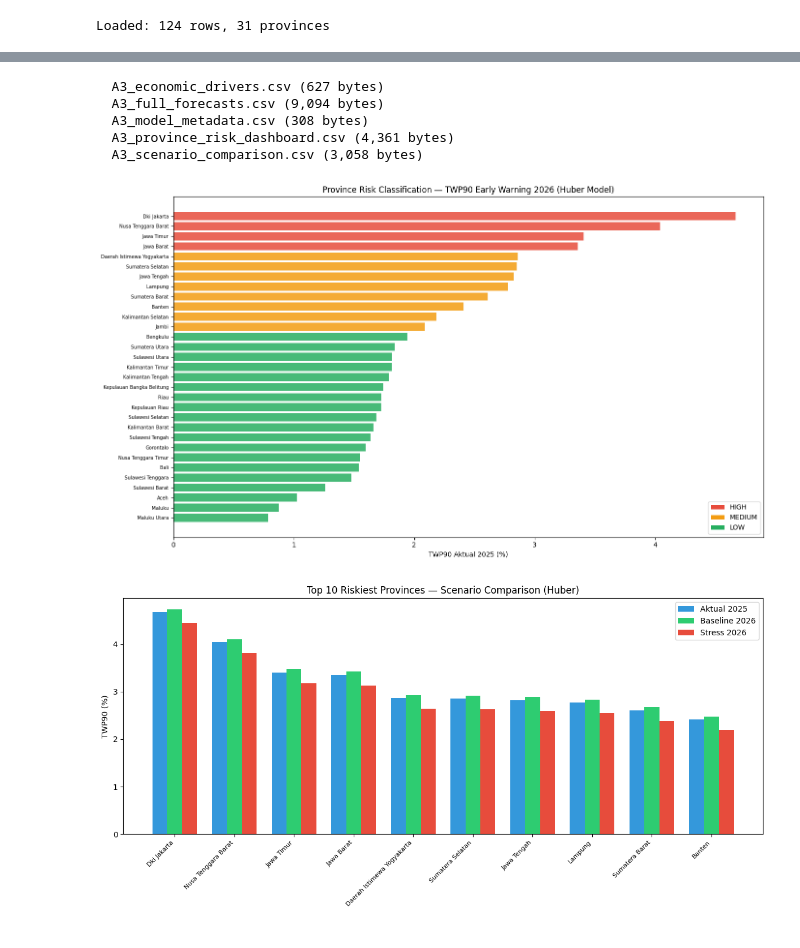
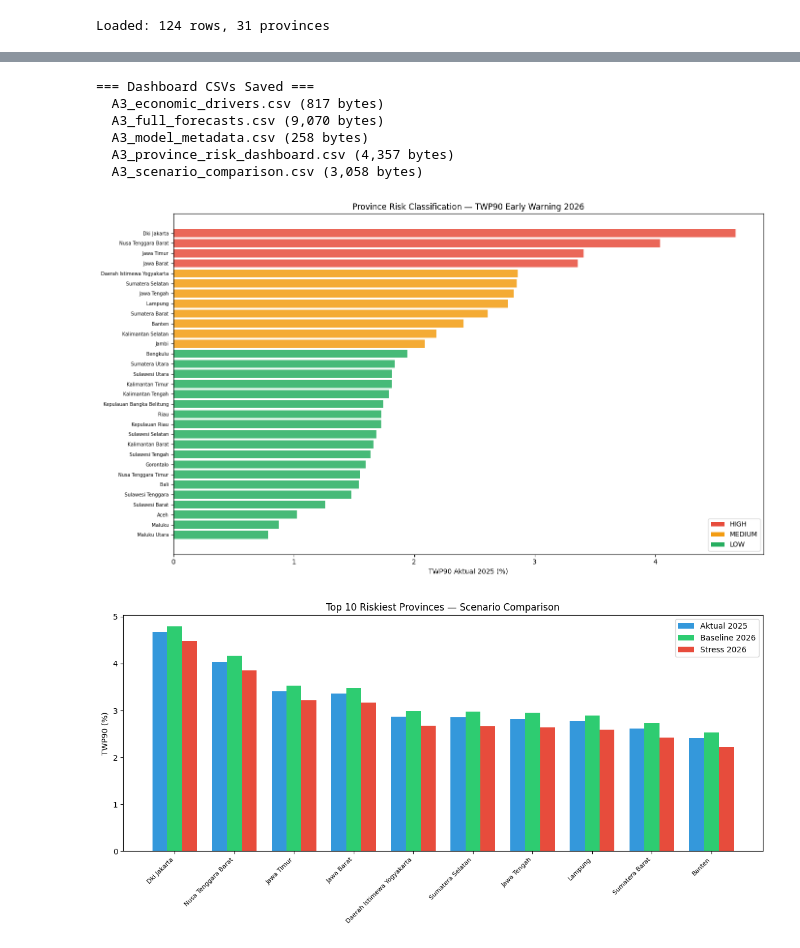
Before and after one commit to bimyusufk/Microsoft-Datathon-TWP90-Early-Warning-System, a Jupyter notebook: pipeline_A/A3_decision_support.ipynb, the cells around one changed output, grey strips where cells are left out. Drawn from its saved outputs; the diff is of its cells as text; code cells hidden in the pictures.

```diff
--- a/pipeline_A/A3_decision_support.ipynb
+++ b/pipeline_A/A3_decision_support.ipynb
@@ -63,10 +73,10 @@ Outlier fraction: 38.7%
 # %%
-# === 2025 actuals (anchor for 2026) ===
+# === 2025 actual values (anchor for 2026 forecast) ===
 latest = df[df['tahun']==2025][['provinsi_id','nama_provinsi','twp90_avg'] + econ_cols].copy()
 latest = latest.rename(columns={'twp90_avg': 'twp90_2025'}).reset_index(drop=True)
 n_prov = len(latest)
 
-# === 3 Scenarios ===
+# === 3 Scenarios: each defines delta from 2025 values ===
 scenarios = {
     'Baseline': {c: 0.0 for c in econ_cols},
     'Stress_NPL_Up': {
@@ -81,12 +91,14 @@ scenarios = {
     }
 }
 
+# === Forecast each scenario ===
 all_forecasts = []
 for sname, deltas in scenarios.items():
-    row_raw = np.array([[deltas[c] for c in econ_cols]])
-    row_scaled = scaler.transform(np.tile(row_raw, (n_prov, 1)))
-    dy_pred = model.predict(row_scaled)
+    # Build scenario X: same delta for all provinces
+    row = [1.0] + [deltas[c] for c in econ_cols]
+    X_scen = pd.DataFrame([row] * n_prov, columns=['const'] + dx_cols)
 
+    dy_pred = model.predict(X_scen).values
     fc = latest[['provinsi_id','nama_provinsi','twp90_2025']].copy()
     fc['scenario'] = sname
     fc['delta_pred'] = dy_pred
@@ -95,5 +107,5 @@ for sname, deltas in scenarios.items():
     all_forecasts.append(fc)
 
 forecasts = pd.concat(all_forecasts, ignore_index=True)
-print(f'Generated {len(forecasts)} forecasts ({n_prov} prov x {len(scenarios)} scenarios)')
+print(f'Generated {len(forecasts)} forecasts ({n_prov} provinces x {len(scenarios)} scenarios)')
 # %% [output]
@@ -187,11 +205,13 @@ display(drivers)
 # %%
-# === SAVE ALL CSVs ===
+# === SAVE DASHBOARD CSVs ===
+# 1. Province Risk Dashboard
 risk_dash = baseline_fc[['provinsi_id','nama_provinsi','twp90_2025',
     'risk_level','twp90_stress','stress_delta_pct','rekomendasi']].copy()
 risk_dash.columns = ['provinsi_id','nama_provinsi','twp90_aktual_2025',
     'level_risiko','twp90_skenario_stress','perubahan_stress_pct','rekomendasi_kebijakan']
 risk_dash.to_csv(out / 'A3_province_risk_dashboard.csv', index=False)
 
+# 2. Scenario Comparison
 scen_wide = forecasts.pivot_table(
     index=['provinsi_id','nama_provinsi','twp90_2025'],
     columns='scenario', values='twp90_2026_pred'
@@ -199,30 +219,36 @@ scen_wide = forecasts.pivot_table(
 scen_wide.columns.name = None
 scen_wide.to_csv(out / 'A3_scenario_comparison.csv', index=False)
 
+# 3. Economic Drivers
 drivers.to_csv(out / 'A3_economic_drivers.csv', index=False)
+
+# 4. Full forecasts
 forecasts.to_csv(out / 'A3_full_forecasts.csv', index=False)
 
-sig_names = 'NPL, Inflasi (top Huber importance)'
+# 5. Model metadata
+sig_names = ', '.join(drivers[drivers['signifikan']]['faktor_ekonomi'].tolist()) or 'None'
 pd.DataFrame([{
-    'model': 'First-Differences Huber Regressor',
-    'training_period': '2023-2025 annual diffs (all data)',
-    'n_observations': len(X_all),
-    'n_parameters': len(dx_cols) + 1,
-    'outlier_fraction': f'{model.outliers_.mean()*100:.1f}%',
-    'key_drivers': sig_names,
-    'caveat': 'Koefisien = asosiasi bukan kausalitas. Gunakan untuk ranking dan arah, bukan target numerik presisi.'
+    'model': 'First-Differences OLS',
+    'training_period': '2022-2025 (annual diffs)',
+    'n_observations': len(X),
+    'n_parameters': X.shape[1],
+    'r_squared': round(model.rsquared, 4),
+    'significant_drivers': sig_names,
+    'caveat': 'Koefisien = asosiasi bukan kausalitas. Gunakan untuk ranking dan arah, bukan target numerik.'
 }]).to_csv(out / 'A3_model_metadata.csv', index=False)
 
+print('=== Dashboard CSVs Saved ===')
 for f in sorted(out.glob('A3_*.csv')):
     print(f'  {f.name} ({f.stat().st_size:,} bytes)')
 # %% [output]
-  A3_economic_drivers.csv (627 bytes)
-  A3_full_forecasts.csv (9,094 bytes)
-  A3_model_metadata.csv (308 bytes)
-  A3_province_risk_dashboard.csv (4,361 bytes)
+=== Dashboard CSVs Saved ===
+  A3_economic_drivers.csv (817 bytes)
+  A3_full_forecasts.csv (9,070 bytes)
+  A3_model_metadata.csv (258 bytes)
+  A3_province_risk_dashboard.csv (4,357 bytes)
   A3_scenario_comparison.csv (3,058 bytes)
 # %%
-# === VIZ 1: Risk Classification ===
+# === VIZ: Province Risk Classification ===
 risk_colors = {'HIGH': '#e74c3c', 'MEDIUM': '#f39c12', 'LOW': '#27ae60'}
 rd = risk_dash.sort_values('twp90_aktual_2025', ascending=True)
 
@@ -232,30 +258,33 @@ ax.barh(range(len(rd)), rd['twp90_aktual_2025']*100, color=colors, alpha=0.85)
 ax.set_yticks(range(len(rd)))
 ax.set_yticklabels(rd['nama_provinsi'], fontsize=7)
 ax.set_xlabel('TWP90 Aktual 2025 (%)')
-ax.set_title('Province Risk Classification — TWP90 Early Warning 2026 (Huber Model)')
+ax.set_title('Province Risk Classification — TWP90 Early Warning 2026')
+
 from matplotlib.patches import Patch
-ax.legend(handles=[Patch(facecolor=risk_colors[r], label=r) for r in ['HIGH','MEDIUM','LOW']], loc='lower right')
+ax.legend(handles=[Patch(facecolor=risk_colors[r], label=f'{r}') for r in ['HIGH','MEDIUM','LOW']],
+          loc='lower right')
 fig.tight_layout()
 fig.savefig(out / 'A3_risk_classification.png', dpi=150, bbox_inches='tight')
 plt.show()
 # %% [output]
-[figure, old version]
+[figure, new version]
 # %%
-# === VIZ 2: Scenario Top 10 ===
+# === VIZ: Scenario Comparison (Top 10) ===
 top10 = scen_wide.nlargest(10, 'Stress_NPL_Up')
+
 fig, ax = plt.subplots(figsize=(12, 6))
 x = np.arange(len(top10)); w = 0.25
 ax.bar(x - w, top10['twp90_2025']*100, w, label='Aktual 2025', color='#3498db')
 ax.bar(x,     top10['Baseline']*100,    w, label='Baseline 2026', color='#2ecc71')
 ax.bar(x + w, top10['Stress_NPL_Up']*100, w, label='Stress 2026', color='#e74c3c')
 ax.set_xticks(x)
 ax.set_xticklabels(top10['nama_provinsi'], rotation=45, ha='right', fontsize=8)
 ax.set_ylabel('TWP90 (%)')
-ax.set_title('Top 10 Riskiest Provinces — Scenario Comparison (Huber)')
+ax.set_title('Top 10 Riskiest Provinces — Scenario Comparison')
 ax.legend(); fig.tight_layout()
 fig.savefig(out / 'A3_scenario_top10.png', dpi=150, bbox_inches='tight')
 plt.show()
 # %% [output]
-[figure, old version]
+[figure, new version]
 # %%
 print('='*70)
```
Also changed, not shown: parts of 7 cells of this notebook, 1 other file.
